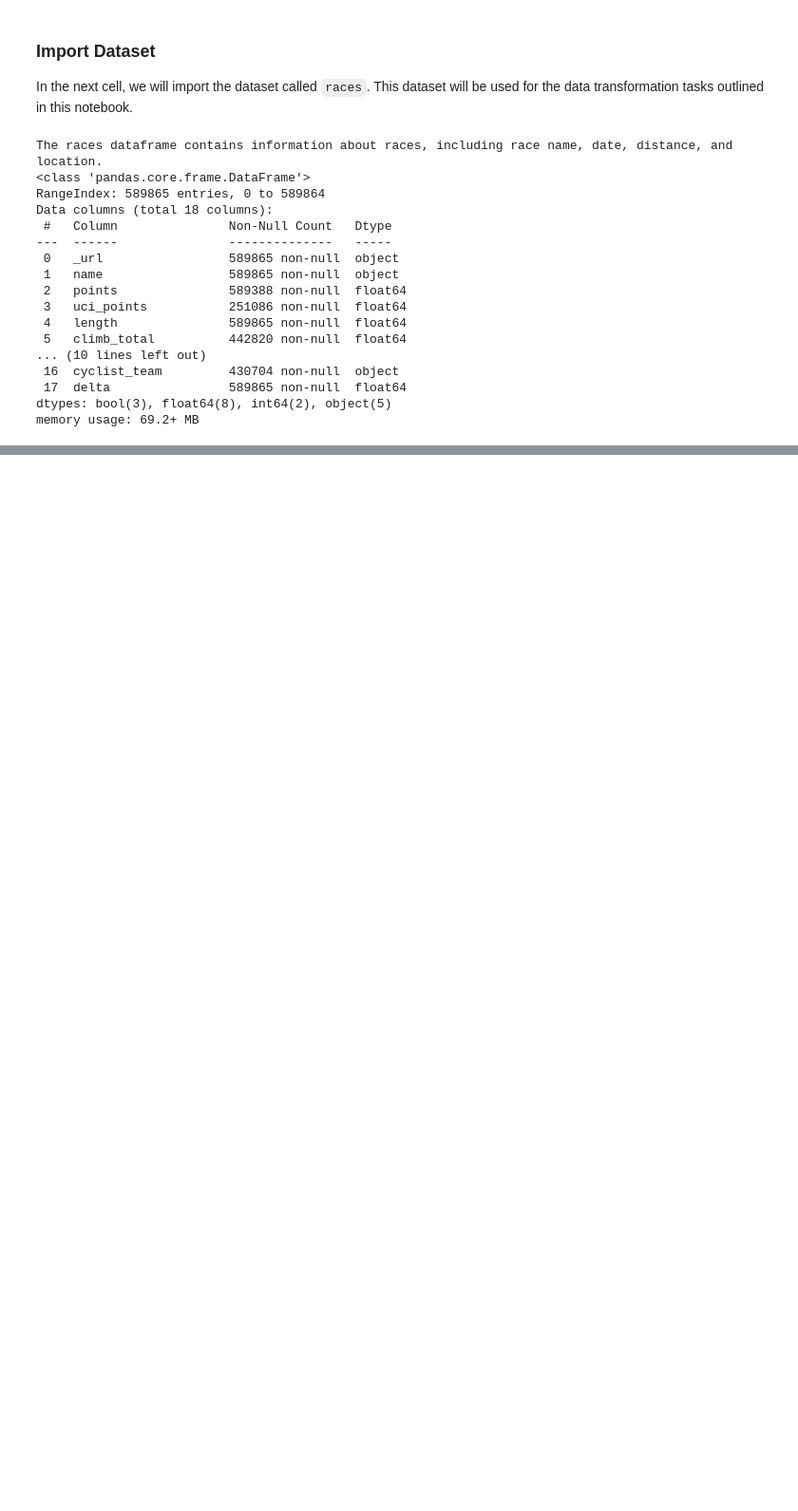
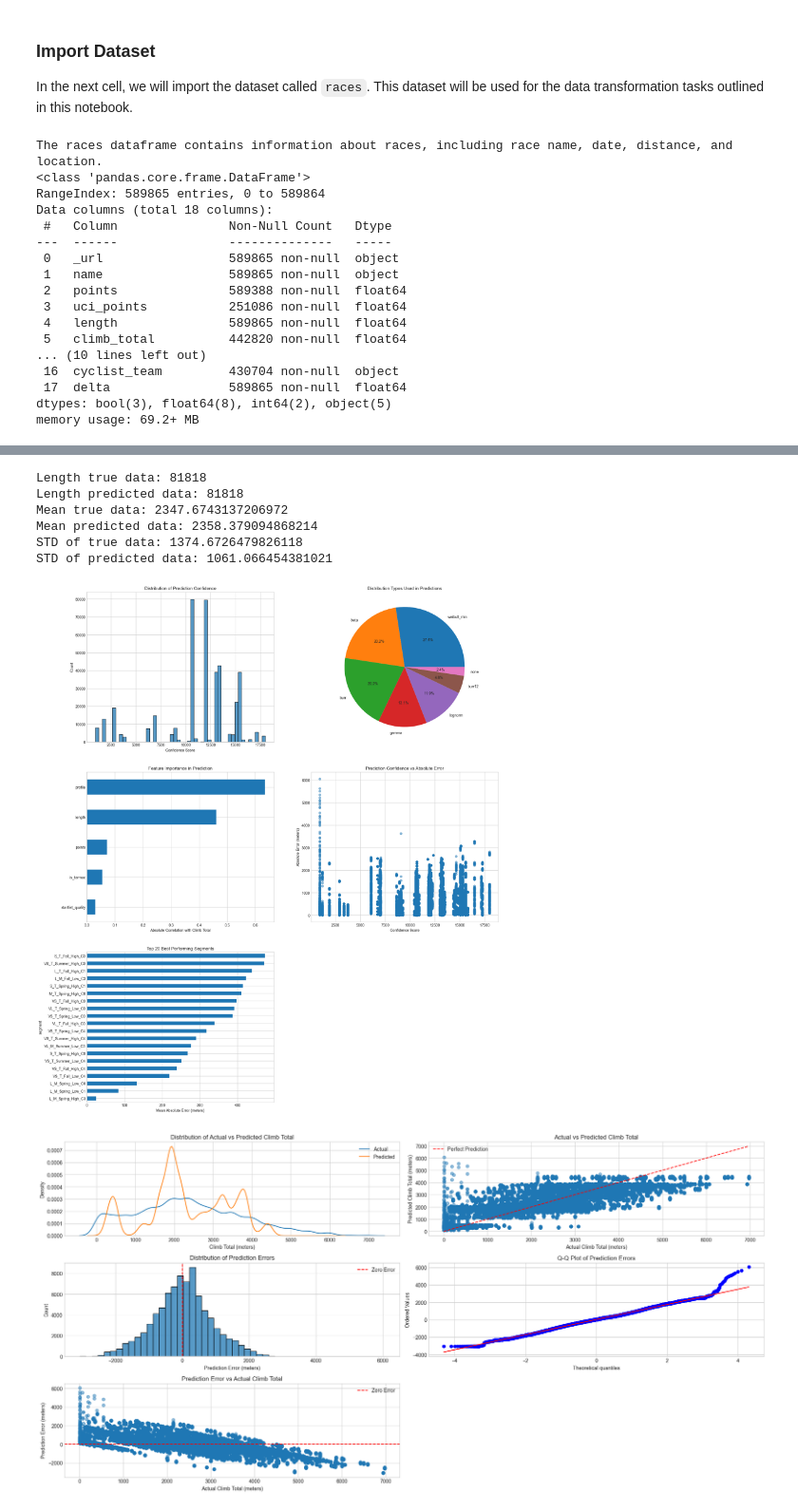
Before and after one commit to lesi-nedo/DataMining-unipi-24-25, a Jupyter notebook: OleksiyDataTrans.ipynb, the cells around one changed output, grey strips where cells are left out. Shown at 95% size. Cells and saved outputs as stored; diff of their text form; code cells hidden in the pictures; blank space fills up the shorter version.

```diff
--- a/OleksiyDataTrans.ipynb
+++ b/OleksiyDataTrans.ipynb
@@ -1065,0 +1240,20 @@ plot_interactive_analysis(predictions)
+# %%
+
+
+# Create all visualizations
+predictions_with_profiles.loc[random_indices, 'climb_total'] = y_test
+create_prediction_visualizations(predictions_with_profiles, y_test, stats_races_profiles, feature_name="climb_total")
+create_segment_analysis(predictions_with_profiles, feature_name='climb_total')
+
+# For interactive analysis in Jupyter notebook:
+# %matplotlib inline
+# plot_interactive_analysis(predictions)
+# %% [output]
+Length true data: 81818
+Length predicted data: 81818
+Mean true data: 2347.6743137206972
+Mean predicted data: 2358.379094868214
+STD of true data: 1374.6726479826118
+STD of predicted data: 1061.066454381021
+[figure, added]
+[figure, added]
```
Also changed, not shown: parts of 18 cells of this notebook.
